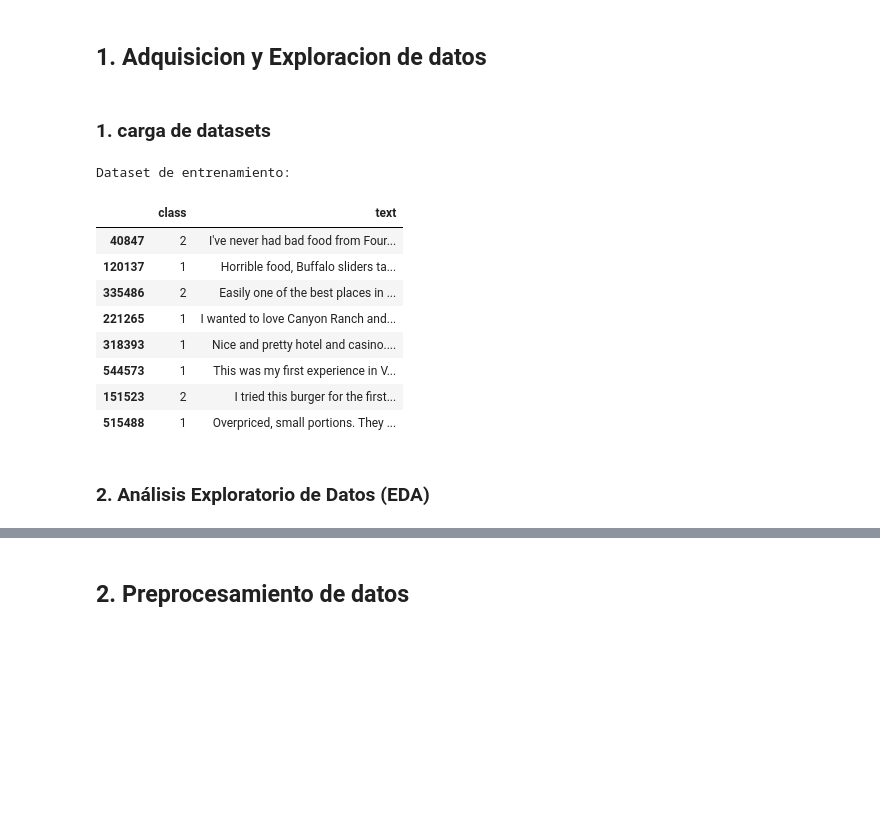
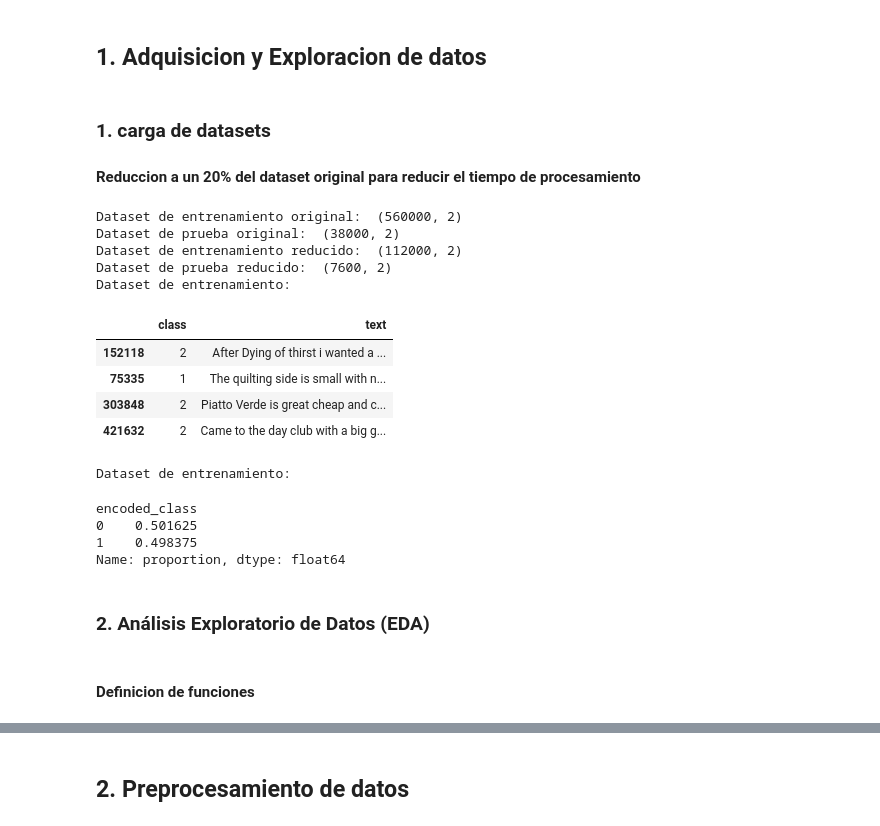
Before and after one commit to betancourtfit/curso-nlp-and-deep-learning, a Jupyter notebook: Entrega Final/entrega final.ipynb, the cells around one changed output, grey strips where cells are left out. Cells and saved outputs as stored; diff of their text form; code cells hidden in the pictures; blank space fills up the shorter version.

```diff
--- a/Entrega Final/entrega final.ipynb
+++ b/Entrega Final/entrega final.ipynb
@@ -32,31 +35,54 @@ nltk.download('stopwords')
 True
 # %% [markdown]
 ## 1. Adquisicion y Exploracion de datos
-# %% [markdown]
-### 1. carga de datasets
+# %% [markdown]
+### 1. carga de datasets
+#### Reduccion a un 20% del dataset original para reducir el tiempo de procesamiento
 # %%
 # Función para cargar el dataset con nombres de columnas personalizados
 def load_dataset(file_path):
     return pd.read_csv(file_path, header=None, names=['class', 'text'])
 
 # Cargar los datasets de entrenamiento y prueba
 train_df = load_dataset('train.csv')
 test_df = load_dataset('test.csv')
+print ("Dataset de entrenamiento original: ", train_df.shape)
+print ("Dataset de prueba original: ", test_df.shape)
 
+## Reduccion del taño del dataset a un 20% de cada uno para acelerar el procesamiento
+train_df = train_df.sample(frac=0.2, random_state=42)
+test_df = test_df.sample(frac=0.2, random_state=42)
+print ("Dataset de entrenamiento reducido: ", train_df.shape)
+print ("Dataset de prueba reducido: ", test_df.shape)
 # Mostrar las primeras filas y la información básica de los datasets
 print("Dataset de entrenamiento:")
-train_df.sample(8)
+train_df.sample(4)
 # %% [output]
+Dataset de entrenamiento original:  (560000, 2)
+Dataset de prueba original:  (38000, 2)
+Dataset de entrenamiento reducido:  (112000, 2)
+Dataset de prueba reducido:  (7600, 2)
 Dataset de entrenamiento:
 |  | class | text |
-| 40847 | 2 | I've never had bad food from Four... |
-| 120137 | 1 | Horrible food, Buffalo sliders ta... |
-| 335486 | 2 | Easily one of the best places in ... |
-| 221265 | 1 | I wanted to love Canyon Ranch and... |
-| 318393 | 1 | Nice and pretty hotel and casino.... |
-| 544573 | 1 | This was my first experience in V... |
-| 151523 | 2 | I tried this burger for the first... |
-| 515488 | 1 | Overpriced, small portions. They ... |
+| 152118 | 2 | After Dying of thirst i wanted a ... |
+| 75335 | 1 | The quilting side is small with n... |
+| 303848 | 2 | Piatto Verde is great cheap and c... |
+| 421632 | 2 | Came to the day club with a big g... |
+# %%
+## convertir las clases a valores binarios, clase 2 = 1, clase 1 = 0
+train_df['encoded_class'] = train_df['class'].apply(lambda x: 1 if x == 2 else 0)
+test_df['encoded_class'] = test_df['class'].apply(lambda x: 1 if x == 2 else 0)
+print("Dataset de entrenamiento:")
+pd.set_option('display.max_colwidth', None)
+train_df.value_counts('encoded_class', normalize=True)
+# %% [output]
+Dataset de entrenamiento:
+encoded_class
+0    0.501625
+1    0.498375
+Name: proportion, dtype: float64
 # %% [markdown]
 ### 2. Análisis Exploratorio de Datos (EDA)
+# %% [markdown]
+#### Definicion de funciones
 # %%
```
Also changed, not shown: parts of 29 cells of this notebook, 3 other files.
